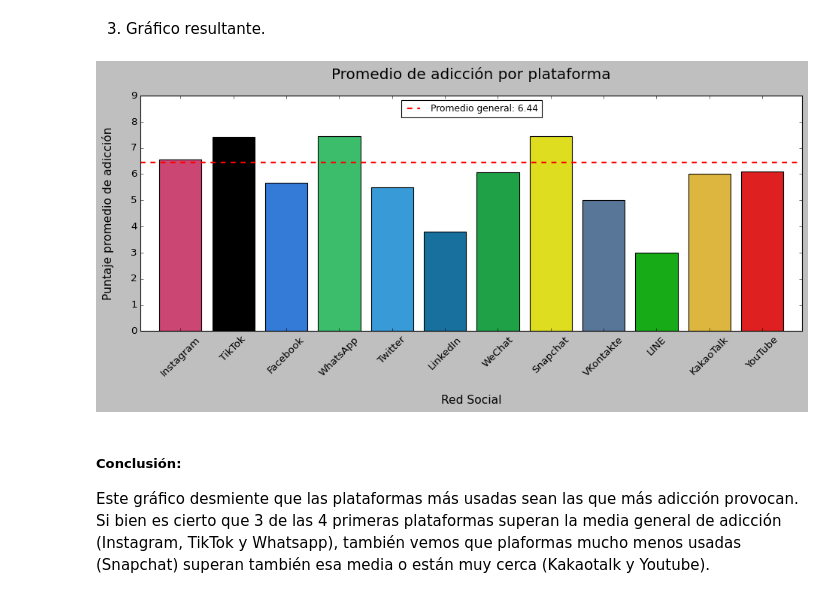
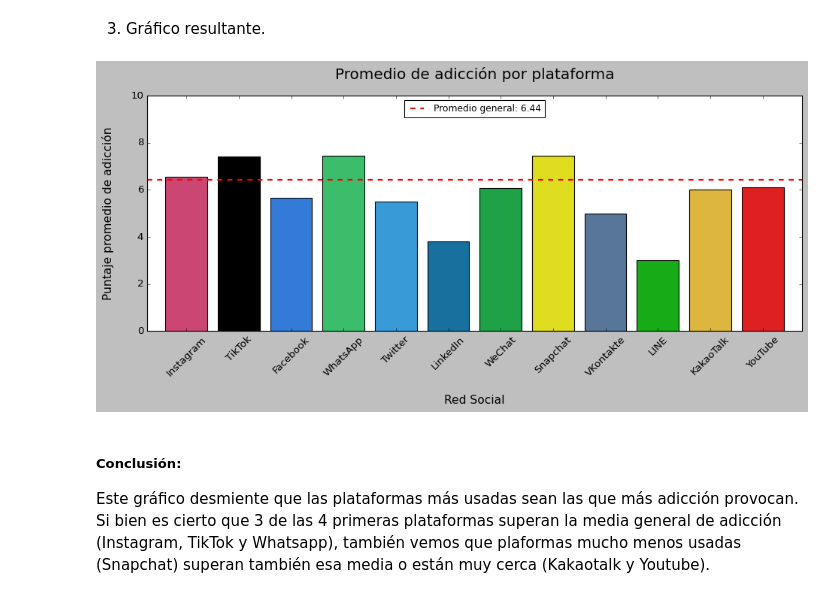
Before and after one commit to AGC79/eda_redes_sociales, a Jupyter notebook: EDA/memoria_eda_agc.ipynb, the cells around one changed output. Cells and saved outputs as stored; diff of their text form; code cells hidden in the pictures.

```diff
--- a/EDA/memoria_eda_agc.ipynb
+++ b/EDA/memoria_eda_agc.ipynb
@@ -497,26 +497,26 @@ orden = redes_sociales.index
 # %%
 plt.figure(figsize=(12,6))
 
 sns.barplot(data=social_media, x="Most_Used_Platform", y="Addicted_Score", order=orden, palette=palette_plataformas, ci=None)
 
 y_promedio = social_media["Addicted_Score"].mean()
 plt.axhline(y=y_promedio, color="red", linestyle="--", linewidth=2, label=f"Promedio general: {y_promedio:.2f}")
 
 plt.title("Promedio de adicción por plataforma", pad=20, fontsize=18)
 plt.xlabel("Red Social", labelpad=20, fontsize=14)
 plt.ylabel("Puntaje promedio de adicción", labelpad=20, fontsize=14)
 
 plt.xticks(rotation=45)
-plt.ylim(0, 9)
+plt.ylim(0, 10)
 plt.margins(x=0.03)
 
 plt.tight_layout()
 
 plt.legend(frameon=True, loc="upper center", fontsize=11, labelspacing=0.5)
 
 plt.show();
 # %% [output]
-[figure, old version]
+[figure, new version]
 # %% [markdown]
 ##### Conclusión:
 
```
Also changed, not shown: parts of 2 cells of this notebook, 2 other files.
